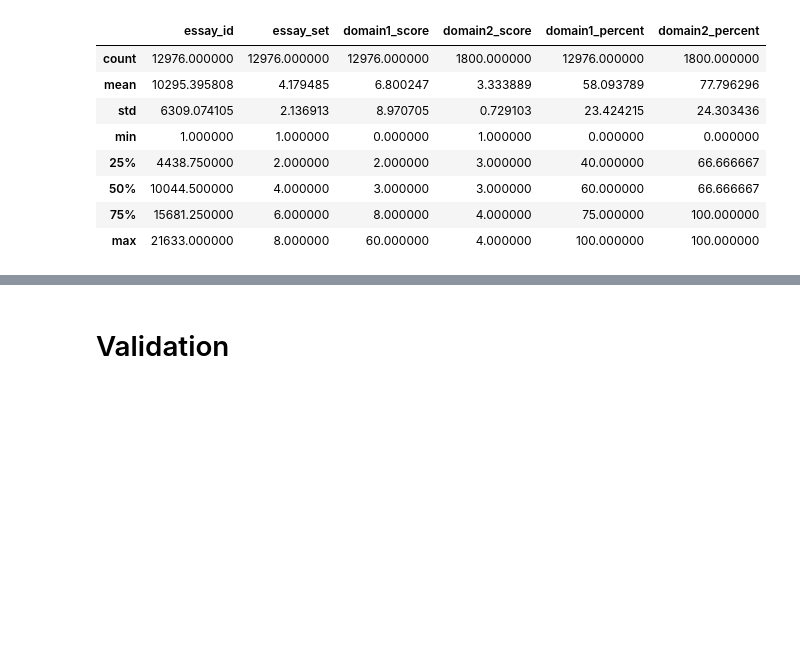
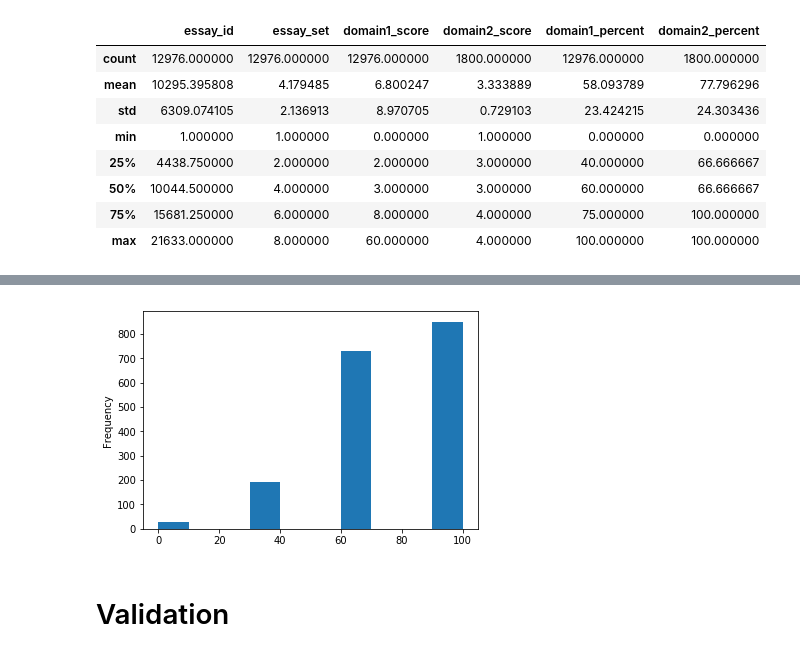
Before and after one commit to MattEding/EssayScorer, a Jupyter notebook: extract_data.ipynb, the cells around one changed output, grey strips where cells are left out. Cells and saved outputs as stored; diff of their text form; code cells hidden in the pictures; blank space fills up the shorter version.

```diff
--- a/extract_data.ipynb
+++ b/extract_data.ipynb
@@ -117,3 +123,7 @@ train.describe()
+# %%
+train['domain2_percent'].plot.hist();
+# %% [output]
+[figure, added]
 # %% [markdown]
 # Validation
 # %%
```
Also changed, not shown: parts of 5 cells of this notebook, 5 other files.
